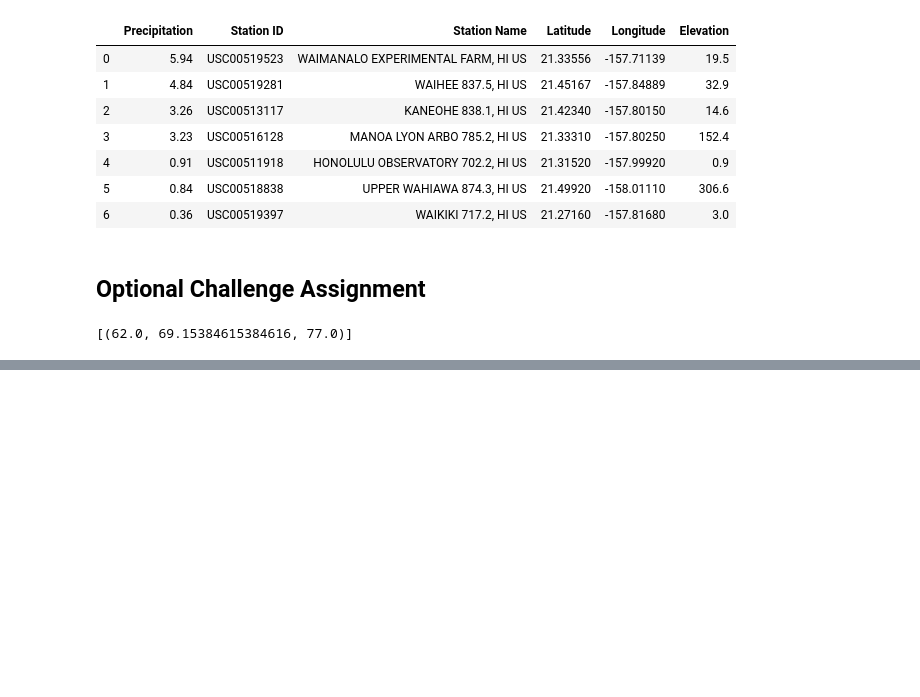
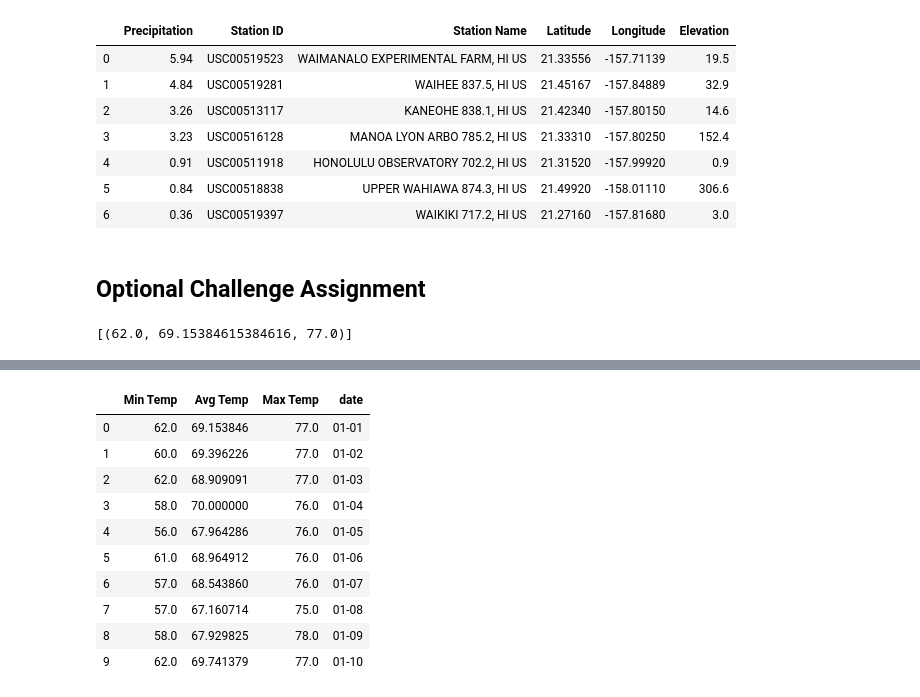
Before and after one commit to magcox5/sqlalchemy-challenge, a Jupyter notebook: Climate_Challenge.ipynb, the cells around one changed output, grey strips where cells are left out. Drawn from its saved outputs; the diff is of its cells as text; code cells hidden in the pictures; blank space fills up the shorter version.

```diff
--- a/Climate_Challenge.ipynb
+++ b/Climate_Challenge.ipynb
@@ -301,4 +339,20 @@ end_date = '2016-02-01'
 # %%
 # Load the previous query results into a Pandas DataFrame and add the `trip_dates` range as the `date` index
+plot_df = pd.DataFrame(new_normals, columns = ['Min Temp', 'Avg Temp','Max Temp'])
+plot_df['date'] = date_list
+plot_df.set_index(['date'])
+plot_df
+# %% [output]
+|  | Min Temp | Avg Temp | Max Temp | date |
+| 0 | 62.0 | 69.153846 | 77.0 | 01-01 |
+| 1 | 60.0 | 69.396226 | 77.0 | 01-02 |
+| 2 | 62.0 | 68.909091 | 77.0 | 01-03 |
+| 3 | 58.0 | 70.000000 | 76.0 | 01-04 |
+| 4 | 56.0 | 67.964286 | 76.0 | 01-05 |
+| 5 | 61.0 | 68.964912 | 76.0 | 01-06 |
+| 6 | 57.0 | 68.543860 | 76.0 | 01-07 |
+| 7 | 57.0 | 67.160714 | 75.0 | 01-08 |
+| 8 | 58.0 | 67.929825 | 78.0 | 01-09 |
+| 9 | 62.0 | 69.741379 | 77.0 | 01-10 |
 # %%
 # Plot the daily normals as an area plot with `stacked=False`
```
Also changed, not shown: parts of 10 cells of this notebook, 1 other file.
